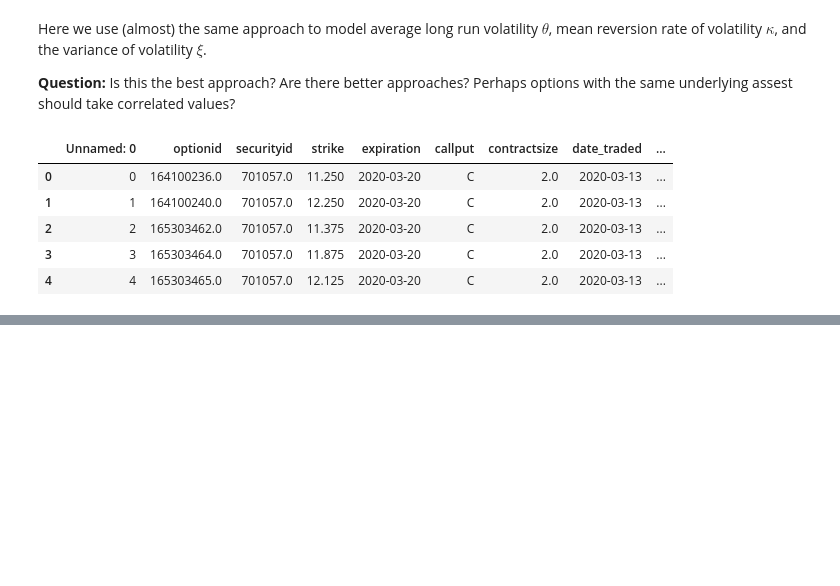
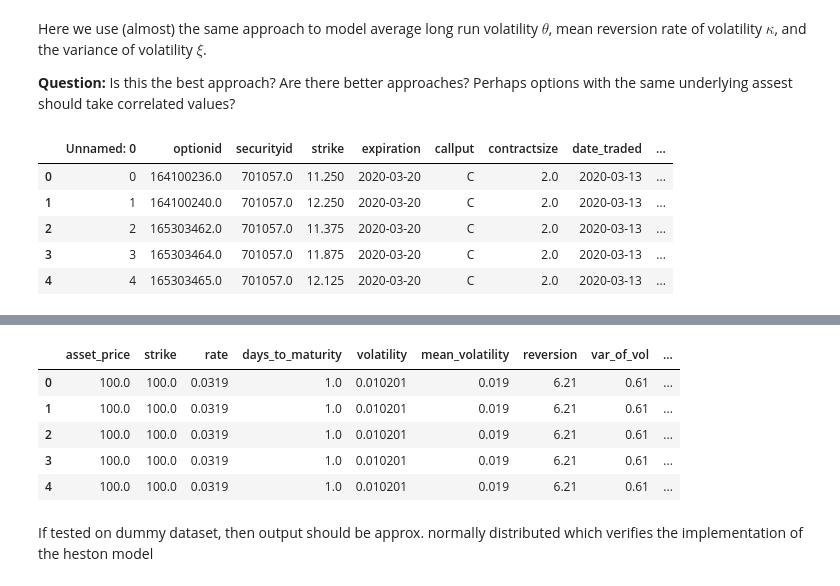
Before and after one commit to MathePhysics/UROP-2022, a Jupyter notebook: MonteCarloBenchmark/heston.ipynb, the cells around one changed output, grey strips where cells are left out. Saved outputs shown, nothing was run; the diff lists cells and outputs as text; code cells hidden in the pictures; blank space fills up the shorter version.

```diff
--- a/MonteCarloBenchmark/heston.ipynb
+++ b/MonteCarloBenchmark/heston.ipynb
@@ -98,6 +98,9 @@ Here we use (almost) the same approach to model average long run volatility $\th
 df.strike = df.strike / (df.contractsize*1000)
 df.asset_price = df.asset_price / (df.contractsize*1000)
 df.contract_price = df.contract_price / df.contractsize
+
+# divide by 365 for days to maturity ?
+df.days_to_maturity = df.days_to_maturity #/ 365
 
 # drop contract volume
 df.drop(['contract_volume'], axis = 1)
@@ -120,7 +123,9 @@ df['reversion'] = 0.01 + 5 * np.random.rand(len(df))
 # add variance of volatility
 df['var_of_vol'] = 0.01 + 0.7 * np.random.rand(len(df))
 
-# add
+# add correlation between random processes
+df['rho'] = -0.05 - 0.7 * np.random.rand(len(df))
+
 df.head()
 # %% [output]
 |  | Unnamed: 0 | optionid | securityid | strike | expiration | callput | contractsize | date_traded | ... |
@@ -177,0 +186,40 @@ KeyboardInterrupt:
+# %%
+# creates dummy dataset
+
+N = len(df)
+
+S_0 = np.repeat(100.0, N)     # Initial spot price
+K = np.repeat(100.0, N)       # Strike price
+r = np.repeat(0.0319, N)      # Risk-free rate
+v_0 = np.repeat(0.010201,N)   # Initial volatility
+T = np.repeat(1.0, N)         # One year until expiry
+
+rho = np.repeat(-0.7, N)      # Correlation of asset and volatility
+kappa = np.repeat(6.21, N)    # Mean-reversion rate
+theta = np.repeat(0.019,N)    # Long run average volatility
+xi = np.repeat(0.61,N)        # "Vol of vol"
+
+dummy = pd.DataFrame(columns=['asset_price', 'strike', 'rate',
+                    'days_to_maturity', 'volatility', 'mean_volatility',
+                    'reversion', 'var_of_vol', 'rho'])
+
+dummy['days_to_maturity'] = T
+dummy['asset_price'] = S_0
+dummy['volatility'] = v_0
+dummy['rate'] = r
+dummy['mean_volatility'] = theta
+dummy['reversion'] = kappa
+dummy['var_of_vol'] = xi
+dummy['strike'] = K
+dummy['rho'] = rho
+
+dummy.head()
+# %% [output]
+|  | asset_price | strike | rate | days_to_maturity | volatility | mean_volatility | reversion | var_of_vol | ... |
+| 0 | 100.0 | 100.0 | 0.0319 | 1.0 | 0.010201 | 0.019 | 6.21 | 0.61 | ... |
+| 1 | 100.0 | 100.0 | 0.0319 | 1.0 | 0.010201 | 0.019 | 6.21 | 0.61 | ... |
+| 2 | 100.0 | 100.0 | 0.0319 | 1.0 | 0.010201 | 0.019 | 6.21 | 0.61 | ... |
+| 3 | 100.0 | 100.0 | 0.0319 | 1.0 | 0.010201 | 0.019 | 6.21 | 0.61 | ... |
+| 4 | 100.0 | 100.0 | 0.0319 | 1.0 | 0.010201 | 0.019 | 6.21 | 0.61 | ... |
+# %% [markdown]
+If tested on dummy dataset, then output should be approx. normally distributed which verifies the implementation of the heston model
```
Also changed, not shown: parts of 6 cells of this notebook.
